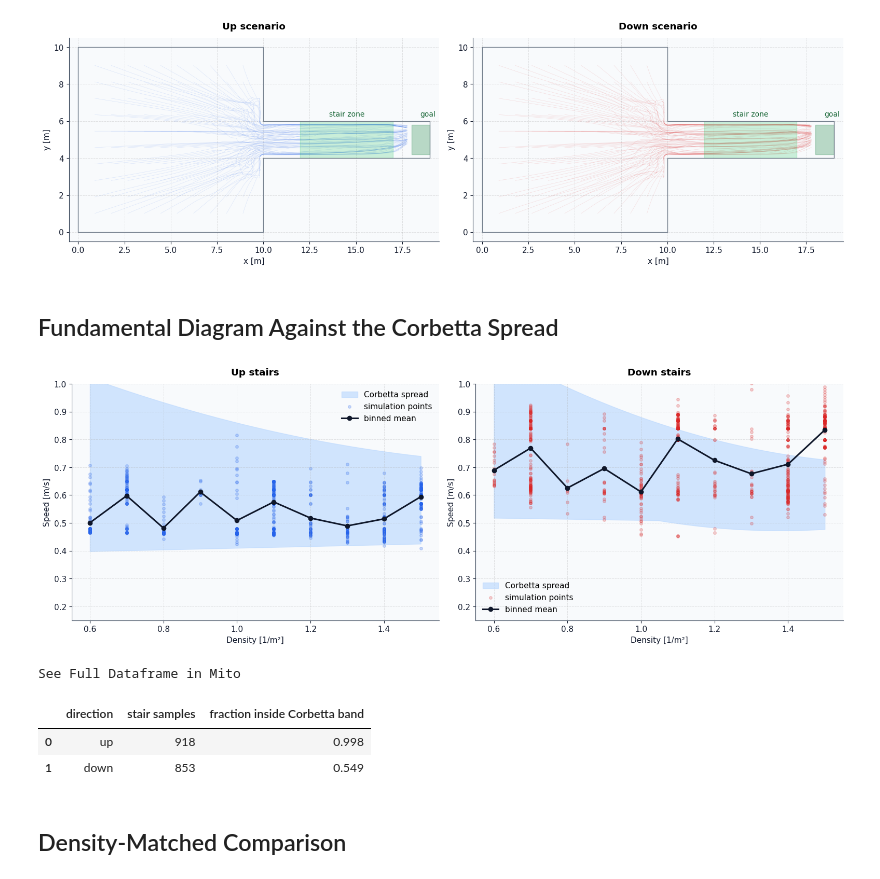
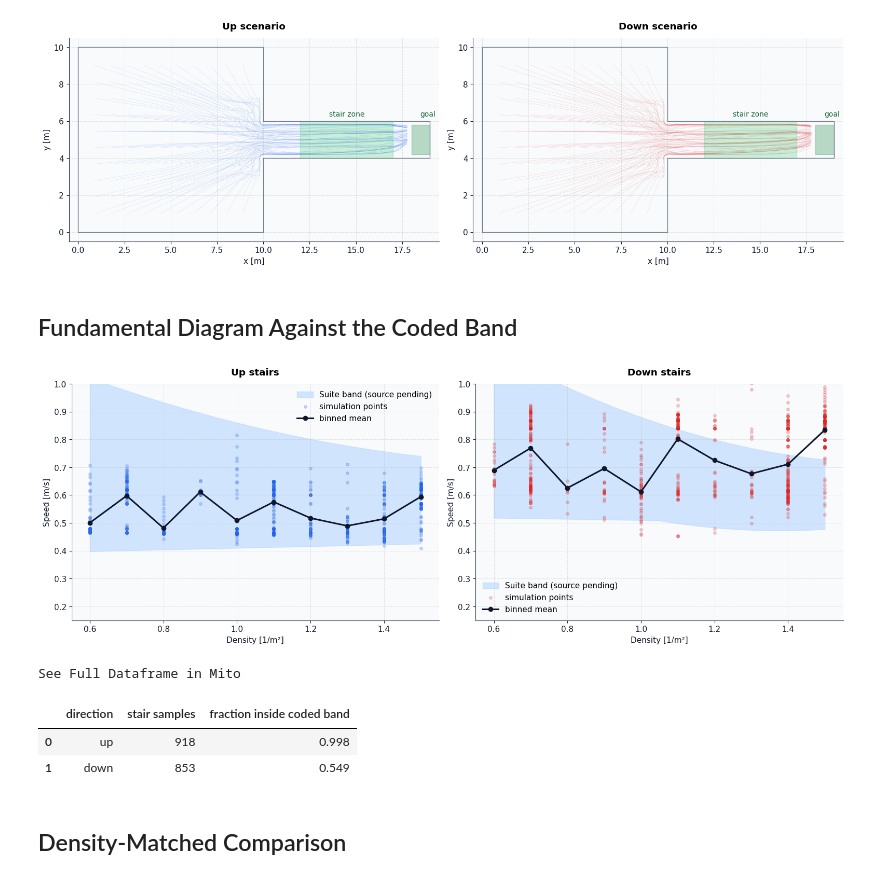
Before and after one commit to PedestrianDynamics/jupedsim-web-community, a Jupyter notebook: standards/rimea/rimea13_fd_stairs.ipynb, the cells around one changed output. Cells and saved outputs as stored; diff of their text form; code cells hidden in the pictures.

```diff
--- a/standards/rimea/rimea13_fd_stairs.ipynb
+++ b/standards/rimea/rimea13_fd_stairs.ipynb
@@ -181,37 +181,37 @@ plt.show()
 # %% [output]
 [figure]
 # %% [markdown]
-## Fundamental Diagram Against the Corbetta Spread
+## Fundamental Diagram Against the Coded Band
 # %%
 fig, axes = plt.subplots(1, 2, figsize=(15.5, 5.4), constrained_layout=True)
 
 for ax, run in zip(axes, [up, down]):
     rho = np.linspace(0.6, 1.5, 400)
     low, high = corbetta_envelope_bounds(run["direction"], rho)
-    ax.fill_between(rho, low, high, color="#BFDBFE", alpha=0.7, label="Corbetta spread")
+    ax.fill_between(rho, low, high, color="#BFDBFE", alpha=0.7, label="Suite band (source pending)")
     ax.scatter(
         run["stair_points"]["density"],
         run["stair_points"]["speed"],
         s=16,
         alpha=0.22,
         color=COLORS[run["direction"]],
         label="simulation points",
     )
     binned = run["stair_points"].groupby("count", observed=True)["speed"].mean()
     ax.plot(binned.index.to_numpy(dtype=float) / STAIR_ZONE.area, binned.to_numpy(), color="#0F172A", linewidth=2.2, marker="o", label="binned mean")
     ax.set_title(f"{run['direction'].title()} stairs", pad=12)
     ax.set_xlabel("Density [1/m²]")
     ax.set_ylabel("Speed [m/s]")
     ax.set_xlim(0.55, 1.55)
     ax.set_ylim(0.15, 1.0)
     ax.grid(True, linestyle="--", linewidth=0.7, alpha=0.35)
     ax.spines["top"].set_visible(False)
     ax.spines["right"].set_visible(False)
     ax.legend(frameon=False)
 
 plt.show()
 # %% [output]
-[figure, old version]
+[figure, new version]
 # %%
 def inside_band_fraction(run):
     points = run["stair_points"]
@@ -225,14 +225,14 @@ pd.DataFrame(
         {
             "direction": run["direction"],
             "stair samples": len(run["stair_points"]),
-            "fraction inside Corbetta band": round(inside_band_fraction(run), 3),
+            "fraction inside coded band": round(inside_band_fraction(run), 3),
         }
         for run in [up, down]
     ]
 )
 # %% [output]
 See Full Dataframe in Mito
-|  | direction | stair samples | fraction inside Corbetta band |
+|  | direction | stair samples | fraction inside coded band |
 | 0 | up | 918 | 0.998 |
 | 1 | down | 853 | 0.549 |
 # %% [markdown]
```
Also changed, not shown: parts of 2 cells of this notebook, 1 other file.
